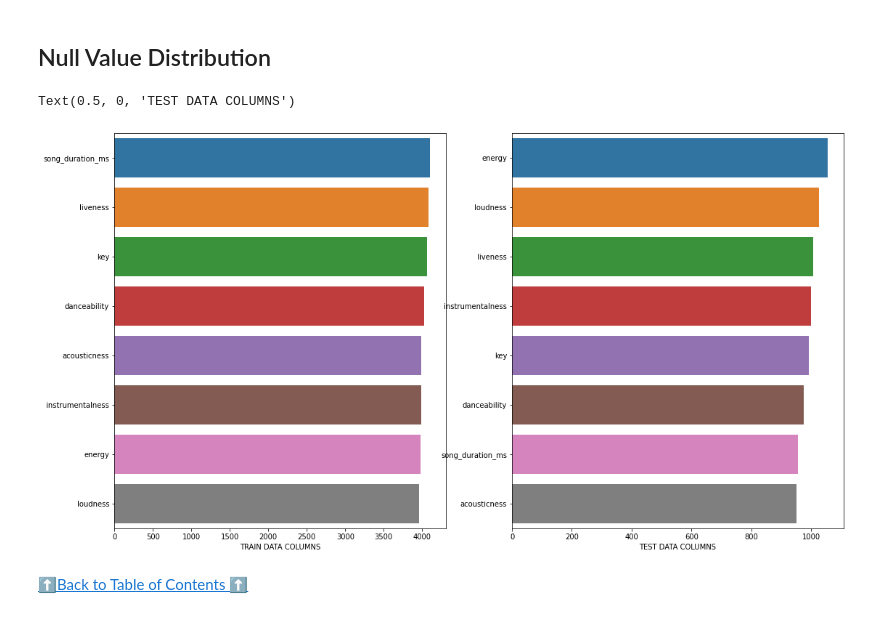
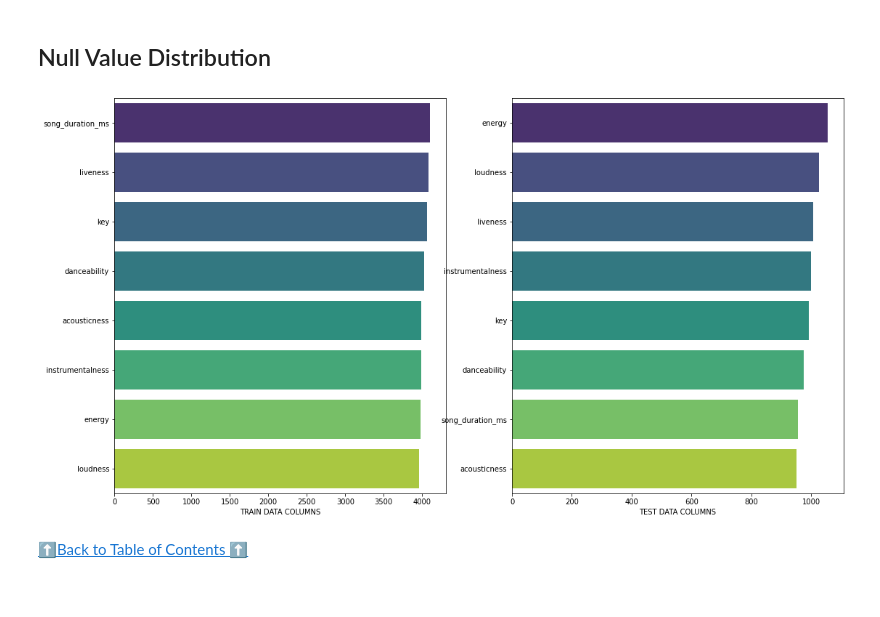
Before and after one commit to sanskar-hasija/kaggle, a Jupyter notebook: song-popularity-prediction-eda-modeling.ipynb, the cells around one changed output. Drawn from its saved outputs; the diff is of its cells as text; code cells hidden in the pictures.

```diff
--- a/song-popularity-prediction-eda-modeling.ipynb
+++ b/song-popularity-prediction-eda-modeling.ipynb
@@ -368,16 +368,15 @@ plt.show()
 # %%
 test_null = pd.DataFrame(test.isna().sum())
 test_null = test_null.sort_values(by = 0 ,ascending = False)[:-5]
 train_null = pd.DataFrame(train.isna().sum())
 train_null = train_null.sort_values(by = 0 ,ascending = False)[:-6]
 fig, axes = plt.subplots(1,2, figsize=(18,10))
-sns.barplot( y =test_null.index ,  x  = test_null[0] ,ax = axes[1] )
-sns.barplot( y =train_null.index ,  x  = train_null[0],ax = axes[0])
+sns.barplot( y =test_null.index ,  x  = test_null[0] ,ax = axes[1] ,palette = "viridis")
+sns.barplot( y =train_null.index ,  x  = train_null[0],ax = axes[0],palette = "viridis")
 axes[0].set_xlabel("TRAIN DATA COLUMNS")
-axes[1].set_xlabel("TEST DATA COLUMNS")
+axes[1].set_xlabel("TEST DATA COLUMNS");
 # %% [output]
-Text(0.5, 0, 'TEST DATA COLUMNS')
-[figure, old version]
+[figure, new version]
 # %% [markdown]
 <a href="#toc" role="button" aria-pressed="true" >⬆️Back to Table of Contents ⬆️</a>
 # %% [markdown]
```
